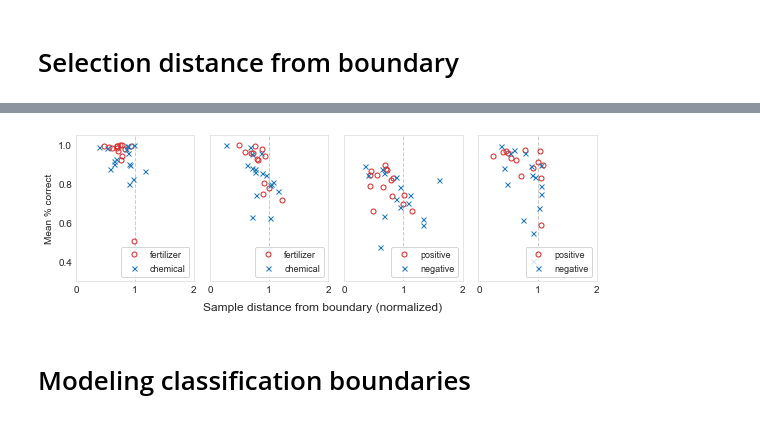
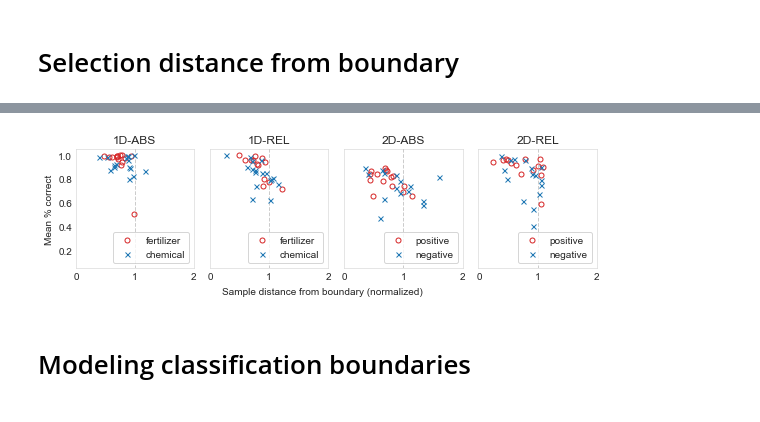
Before and after one commit to dmarkant/study_biasedHypothesisGeneration, a Jupyter notebook: analysis/experiment2/biasedHypGen_experiment2.ipynb, the cells around one changed output, grey strips where cells are left out. Drawn from its saved outputs; the diff is of its cells as text; code cells hidden in the pictures.

```diff
--- a/analysis/experiment2/biasedHypGen_experiment2.ipynb
+++ b/analysis/experiment2/biasedHypGen_experiment2.ipynb
@@ -138,33 +132,36 @@ aggdf = pd.read_csv('%s/data_agg.csv' % DATADEST)
 # %% [markdown]
 # Classification accuracy
 # %%
+cc_pos  = [-.15, .15]
 cc_styl = ['-', '-']
 cc_styl = ['-o', '-o']
 ms = 4
 
-fig, ax = plt.subplots(1, 4, figsize=(8,3), sharey=True)
+fig, ax = plt.subplots(1, 4, figsize=(8,2.5), sharey=True)
 
 for i, c in enumerate([1, 0, 3, 2]):
     axi = ax[i]
 
     for cc in [0, 1]:
 
+        x = np.arange(1, 9) + cc_pos[cc]
+
         conddf = blockdf[(blockdf.ruletype==rt[c]) & (blockdf.dimtype==st[c]) & (blockdf.rulerelation==rr[c][cc])]
         m = conddf.groupby('block').apply(lambda d: np.mean(d.acc))
         CI = within_normalized_CI(conddf, 'block', 'acc', 'sid')['95-CI(within)'].values
 
-        (_, caps, _) = axi.errorbar(np.arange(1, 9), m.values, yerr=CI, capsize=3,
-                                    fmt='-', color=cc_col[cc], linewidth=1)
+        (_, caps, _) = axi.errorbar(x, m.values, yerr=CI, capsize=0,
+                                    fmt='o', markersize=0, color=cc_col[cc], linewidth=1)
         for cap in caps:
             cap.set_color(cc_col[cc])
             cap.set_markeredgewidth(1)
 
         if cc==0:
-            axi.plot(np.arange(1, 9), m.values, cc_styl[cc], color=cc_col[cc],
+            axi.plot(x, m.values, cc_styl[cc], color=cc_col[cc],
                      label=lab(c, cc), markerfacecolor=cc_col[cc],
                      markeredgewidth=.7, markersize=ms, markeredgecolor='white', linewidth=1)
         else:
-            axi.plot(np.arange(1, 9), m.values, cc_styl[cc], color=cc_col[cc],
+            axi.plot(x, m.values, cc_styl[cc], color=cc_col[cc],
                      label=lab(c,cc), markerfacecolor='white',
                      markeredgewidth=.7, markersize=ms, markeredgecolor=cc_col[cc], linewidth=1)
 
@@ -201,37 +260,42 @@ for i, c in enumerate([1, 0, 3, 2]):
     #ref = [MED_SAMPLE_DIST_1D, MED_SAMPLE_DIST_2D][c/2]
     ref = 1
     axi.plot([ref, ref], [0, 1.1], '--', color='gray', alpha=.4, linewidth=1)
 
     for cc in [0, 1]:
 
         sel = blockdf[(blockdf.ruletype==rt[c]) & (blockdf.dimtype==st[c]) & (blockdf.rulerelation==rr[c][cc])]
         pts = sel.groupby('sid').apply(lambda d: d[['dist_med', 'acc']].mean()).values
 
         mark = 'o' if cc==0 else 'x'
 
         axi.plot(pts[:,0], pts[:,1], mark,
                  markeredgecolor=cc_col[cc], markerfacecolor='None', markeredgewidth=1., markersize=5,
                  label=lab(c, cc))
     axi.set_xlim(0, 2)
     axi.set_xticks([0.01, 1, 2])
     axi.set_xticklabels([0, 1, 2])
-    axi.set_ylim(0.3, 1.05)
-    axi.legend(loc='lower right', frameon=True, prop={'size':9})
+    axi.set_ylim(0.05, 1.05)
+    axi.legend(loc='lower right', frameon=True)
+
+    axi.set_xlabel('distance', fontdict={'color': 'white'})
+
+    axi.set_title(COND_LABELS[c])
+
 
     for i in axi.spines.itervalues():
         i.set_linewidth(AX_LW)
         i.set_color(AX_COL)
 
 
 ax[0].set_ylabel('Mean % correct')
 
-fig.text(0.5, -.03, 'Sample distance from boundary (normalized)', ha='center', fontsize=12)
+fig.text(0.5, .06, 'Sample distance from boundary (normalized)', ha='center', fontsize=10)
 
 plt.tight_layout()
 plt.show()
 fig.savefig('%s/exp2_sampledistance_x_accuracy.pdf' % FIGDEST, bbox_inches='tight')
 # %% [output]
-[figure, old version]
+[figure, new version]
 # %% [markdown]
 # Modeling classification boundaries
 # %%
```
Also changed, not shown: parts of 3 cells of this notebook, 8 other files.
